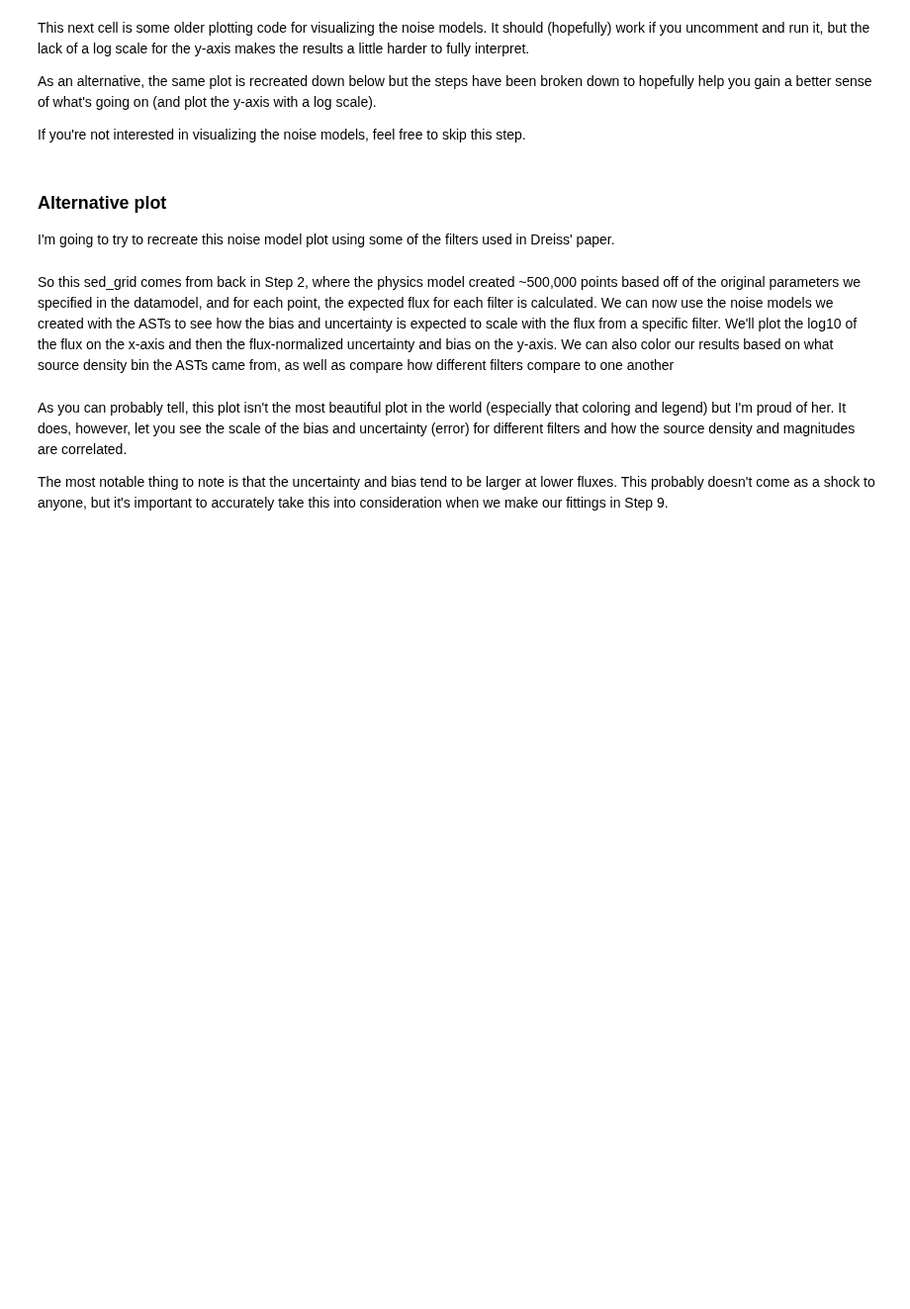
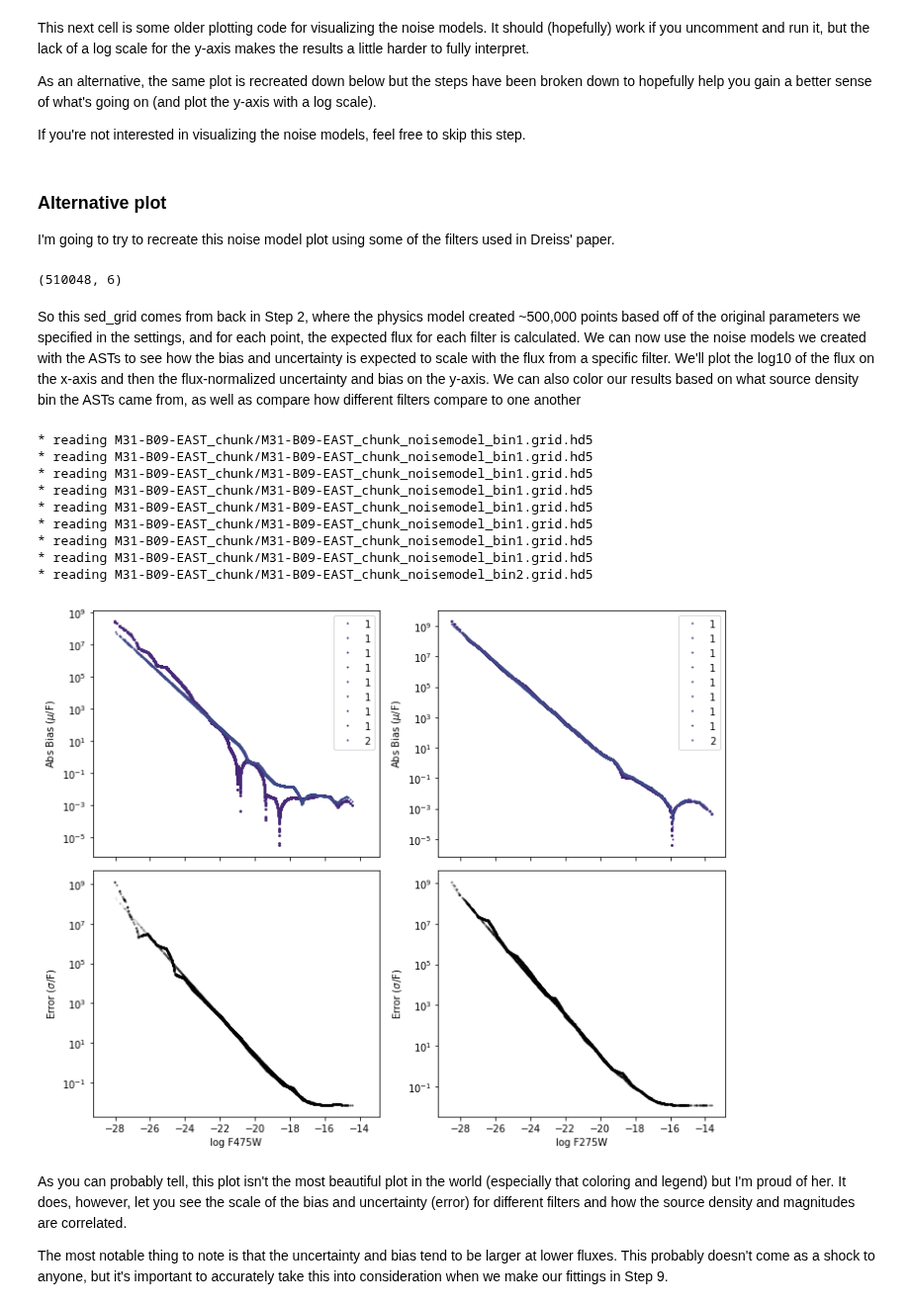
Before and after one commit to BEAST-Fitting/beast-examples, a Jupyter notebook: M31_Example/M31_workflow.ipynb, the cells around one changed output. Shown at 99% size. Cells and saved outputs as stored; diff of their text form; code cells hidden in the pictures; blank space fills up the shorter version.

```diff
--- a/M31_Example/M31_workflow.ipynb
+++ b/M31_Example/M31_workflow.ipynb
@@ -497,3 +458,6 @@ if not os.path.isfile(gst_file_cut):
+# %%
+# update the obsfile
+settings.obsfile = gst_file_cut
 # %% [markdown]
 # Step 5. Edit/Split the ASTs
 # %% [markdown]
@@ -524,3 +489,6 @@ if not os.path.isfile(ast_file_cut):
+# %%
+# update the AST file
+settings.astfile = ast_file_cut
 # %% [markdown]
 We can plot the AST magnitudes against our original source magnitudes again, just to check that we are within a reasonable range.
 # %%
@@ -604,7 +542,7 @@ Because of this, I recommend not changing any of the naming for Step 6 or beyond
 # %%
 # generate file name lists
 file_dict = create_filenames.create_filenames(
-    use_sd=True, nsubs=datamodel.n_subgrid
+    settings, use_sd=True, nsubs=settings.n_subgrid
 )
 # %% [markdown]
 If we take a look in our folder, we should be able to see some bins with sub-bins notation. We can do a quick check to see if the sub-binning generated from the dictionary matchs up with the files split in our data folder.
@@ -665,7 +629,7 @@ color=["black", "red", "gold", "lime", "xkcd:azure"]
 label=None
 
 # load in the physics model as an object
-sed_object = FileSEDGrid(sed_files[0])
+sed_object = SEDGrid(sed_files[0])
 
 # read the flux values for all the sources
 if hasattr(sed_object.seds, "read"):
@@ -674,8 +638,10 @@ else:
     sed_grid = sed_object.seds
 
 sed_object.seds.shape
+# %% [output]
+(510048, 6)
 # %% [markdown]
-So this sed_grid comes from back in Step 2, where the physics model created ~500,000 points based off of the original parameters we specified in the datamodel, and for each point, the expected flux for each filter is calculated. We can now use the noise models we created with the ASTs to see how the bias and uncertainty is expected to scale with the flux from a specific filter. We'll plot the log10 of the flux on the x-axis and then the flux-normalized uncertainty and bias on the y-axis. We can also color our results based on what source density bin the ASTs came from, as well as compare how different filters compare to one another
+So this sed_grid comes from back in Step 2, where the physics model created ~500,000 points based off of the original parameters we specified in the settings, and for each point, the expected flux for each filter is calculated. We can now use the noise models we created with the ASTs to see how the bias and uncertainty is expected to scale with the flux from a specific filter. We'll plot the log10 of the flux on the x-axis and then the flux-normalized uncertainty and bias on the y-axis. We can also color our results based on what source density bin the ASTs came from, as well as compare how different filters compare to one another
 # %%
 # pull out the list of filters
 filter_list = sed_object.filters
@@ -698,8 +664,8 @@ for n, nfile in enumerate(noise_files):
     noisemodel_vals = noisemodel.get_noisemodelcat(nfile)
 
     # extract error and bias
-    noise_err = noisemodel_vals.root.error[:]
-    noise_bias = noisemodel_vals.root.bias[:]
+    noise_err = noisemodel_vals['error']
+    noise_bias = noisemodel_vals['bias']
 
     cmaps = plt.get_cmap('viridis')
 
@@ -727,33 +693,44 @@ for n, nfile in enumerate(noise_files):
             alpha=1,
             c=cmaps(int(nfile[-10])/9.),
             label=noise_files[n][-10]
             )
 
         axes[0, f].set_ylabel(r"Abs Bias ($\mu$/F)", fontsize=10)
         # xlabel is still in flux, not mag
         axes[0, f].legend()
 
         # plot error (uncertainty)
         axes[1, f].set_yscale('log')
 
         axes[1, f].plot(
             np.log10(plot_sed),
             plot_err / plot_sed,
             marker="o",
             linestyle="none",
             mew=0,
             ms=2,
             color=color[0 % len(color)],
             alpha=0.1,)
         axes[1, f].set_ylabel(r"Error ($\sigma$/F)", fontsize=10)
         axes[1, f].set_xlabel("log " + filt[-5:], fontsize=10)
 
         plt.tight_layout()
 
     #fig.colorbar(plt.cm.ScalarMappable(norm=np.arange(0,12), cmap=cmaps), ax=axes)
 
 
     # Need to figure out if it's worth comparing the bias and the uncertainty to one another.
+# %% [output]
+* reading M31-B09-EAST_chunk/M31-B09-EAST_chunk_noisemodel_bin1.grid.hd5
+* reading M31-B09-EAST_chunk/M31-B09-EAST_chunk_noisemodel_bin1.grid.hd5
+* reading M31-B09-EAST_chunk/M31-B09-EAST_chunk_noisemodel_bin1.grid.hd5
+* reading M31-B09-EAST_chunk/M31-B09-EAST_chunk_noisemodel_bin1.grid.hd5
+* reading M31-B09-EAST_chunk/M31-B09-EAST_chunk_noisemodel_bin1.grid.hd5
+* reading M31-B09-EAST_chunk/M31-B09-EAST_chunk_noisemodel_bin1.grid.hd5
+* reading M31-B09-EAST_chunk/M31-B09-EAST_chunk_noisemodel_bin1.grid.hd5
+* reading M31-B09-EAST_chunk/M31-B09-EAST_chunk_noisemodel_bin1.grid.hd5
+* reading M31-B09-EAST_chunk/M31-B09-EAST_chunk_noisemodel_bin2.grid.hd5
+[figure, added]
 # %% [markdown]
 As you can probably tell, this plot isn't the most beautiful plot in the world (especially that coloring and legend) but I'm proud of her. It does, however, let you see the scale of the bias and uncertainty (error) for different filters and how the source density and magnitudes are correlated.
 
```
Also changed, not shown: parts of 42 cells of this notebook, 1 other file.
